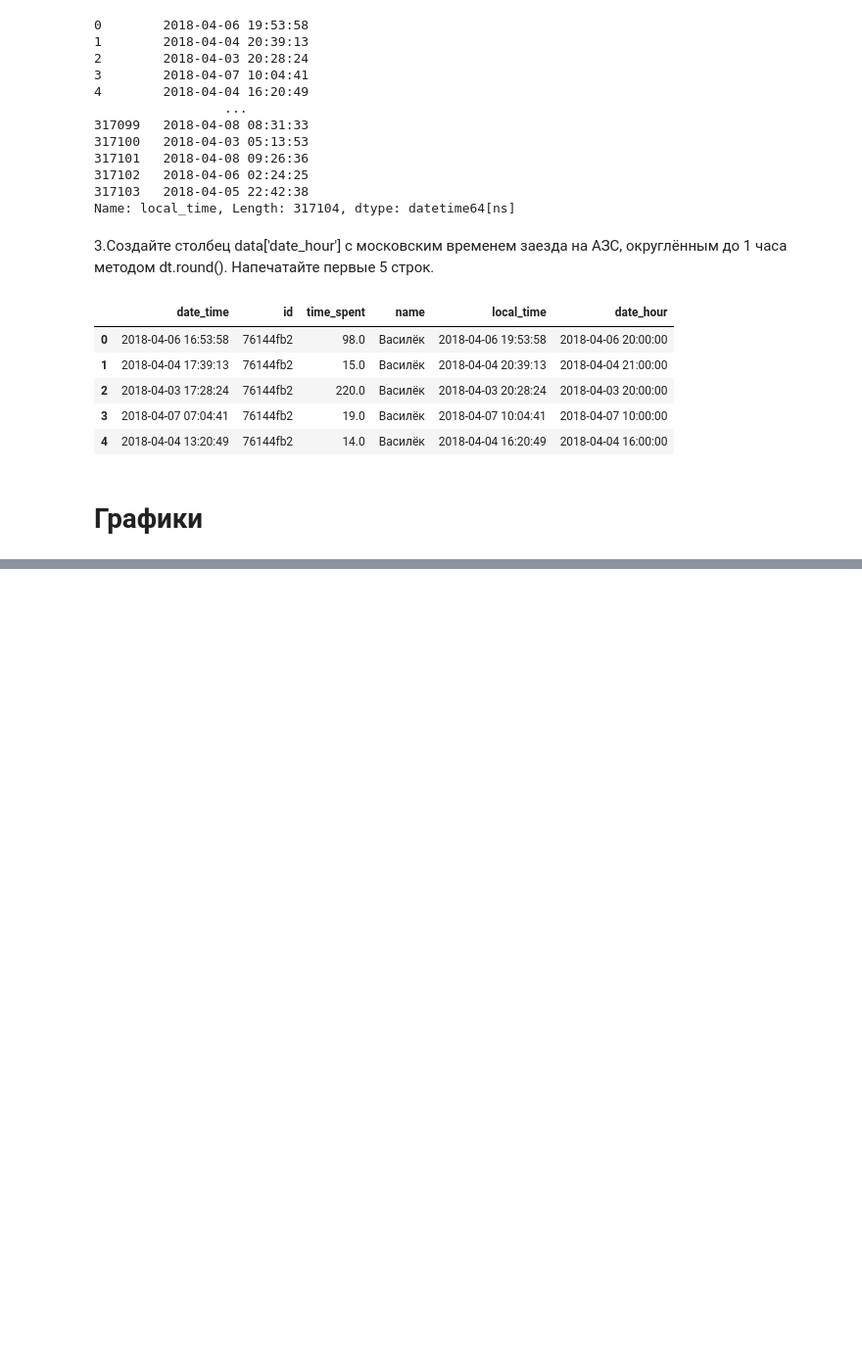
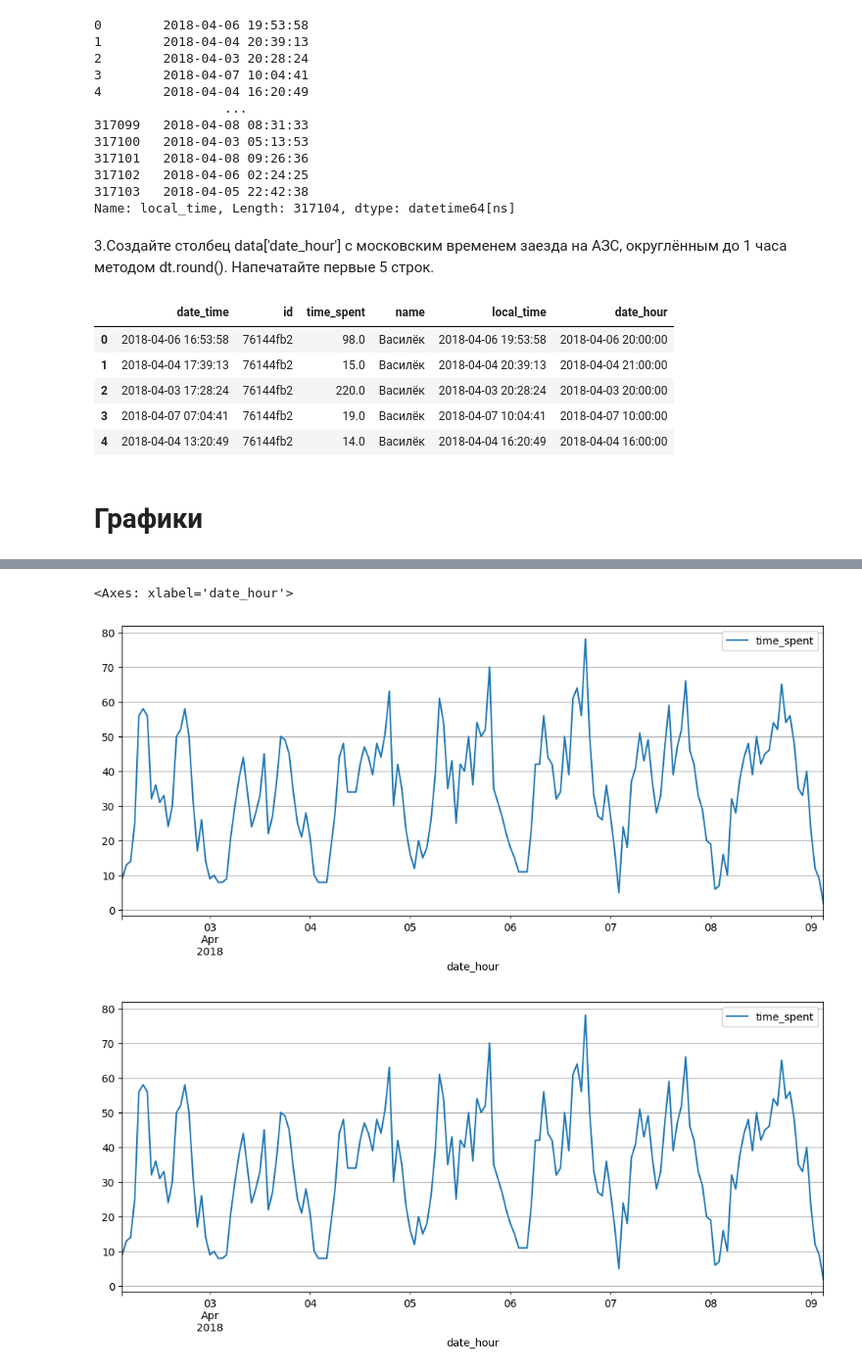
Before and after one commit to whogavehope/Learning-data-analysis, a Jupyter notebook: Курс Яндекс Часть 1.ipynb, the cells around one changed output, grey strips where cells are left out. Shown: that part at 98% size. Saved outputs shown, nothing was run; the diff lists cells and outputs as text; code cells hidden in the pictures; blank space fills up the shorter version.

```diff
--- a/Курс Яндекс Часть 1.ipynb
+++ b/Курс Яндекс Часть 1.ipynb
@@ -1231,0 +1273,15 @@ visits.head(5)
+# %%
+(visits
+    .query('id == "3c1e4c52"')
+    .pivot_table(index='date_hour', values='time_spent', aggfunc='count')
+    .plot(grid=True, figsize=(12,5))
+)
+(visits
+    .query('id == "3c1e4c52"')
+    .pivot_table(index='date_hour', values='time_spent', aggfunc='count')
+    .plot(grid=True, figsize=(12,5))
+)
+# %% [output]
+<Axes: xlabel='date_hour'>
+[figure, added]
+[figure, added]
```
Also changed, not shown: parts of 11 cells of this notebook.
